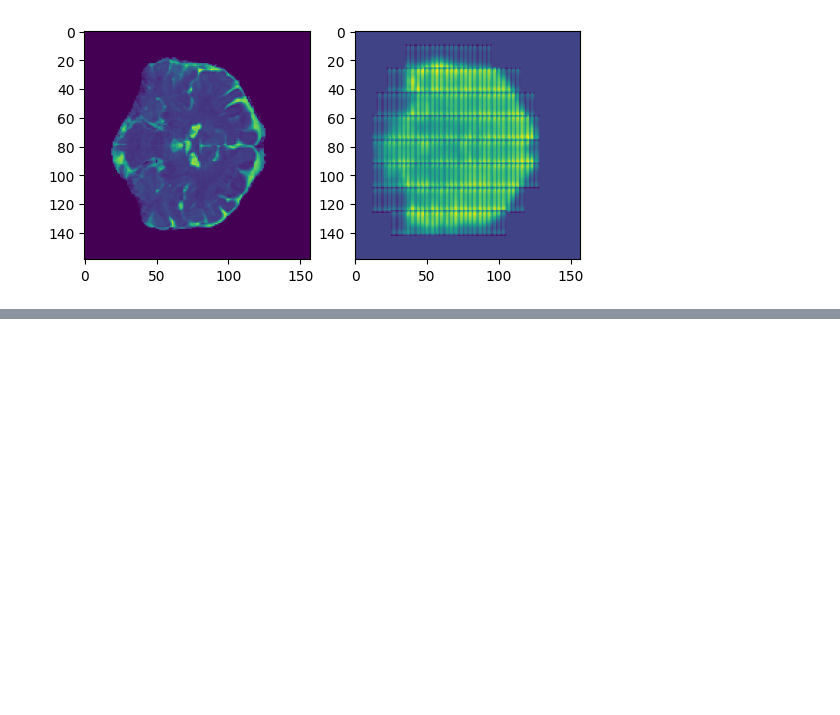
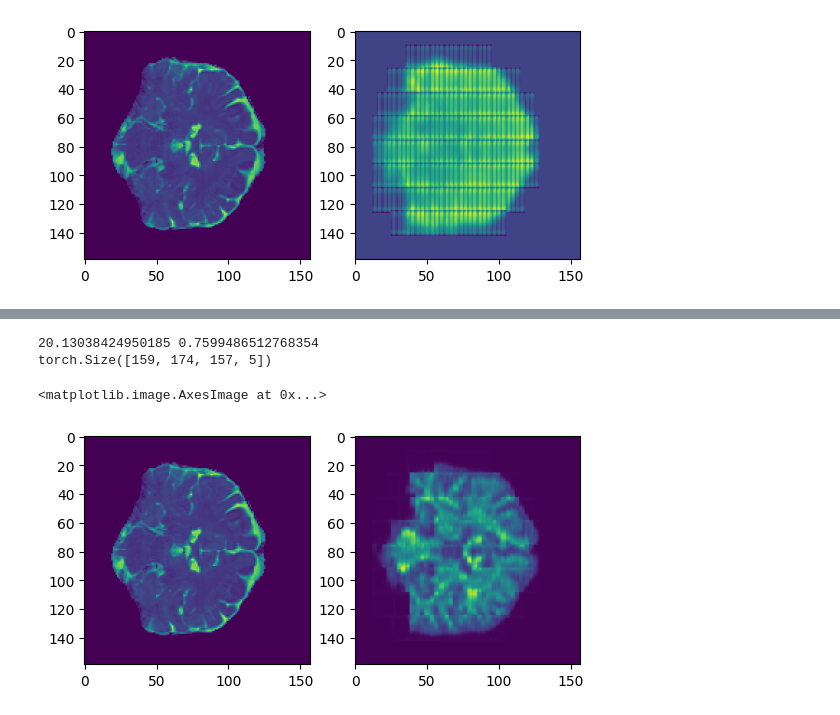
Before and after one commit to arihantjain124/HCP_SR, a Jupyter notebook: Training and Testing notebook.ipynb, the cells around one changed output, grey strips where cells are left out. Saved outputs shown, nothing was run; the diff lists cells and outputs as text; code cells hidden in the pictures; blank space fills up the shorter version.

```diff
--- a/Training and Testing notebook.ipynb
+++ b/Training and Testing notebook.ipynb
@@ -116,0 +119,20 @@ for i in range(5):
+# %%
+with torch.no_grad():
+    pred = t.model.forward(lr_tensor,scale)
+pred = torch.permute(pred, (0,2,3,4,1)).float()
+# %%timeit
+psnr, ssim = utility.compute_psnr_ssim(hr_tensor,pred,pnts)
+print(psnr,ssim)
+rec = utility.recon(pred,pnts,vol_size=hr_tensor.shape)
+print(rec.shape)
+# %% [output]
+20.13038424950185 0.7599486512768354
+torch.Size([159, 174, 157, 5])
+# %%
+fig ,ax = plt.subplots(1,2)
+ax[0].imshow(hr_tensor.cpu()[:,80,:,0])
+ax[1].imshow(rec[:,80,:,0])
+# plt.show()
+# %% [output]
+<matplotlib.image.AxesImage at 0x...>
+[figure, added]
```
Also changed, not shown: parts of 1 cell of this notebook.
